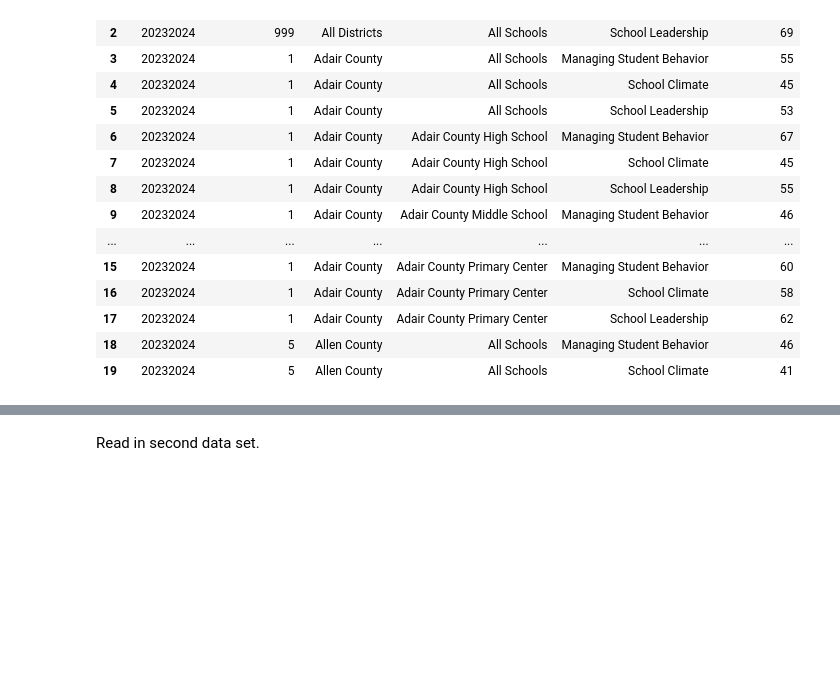
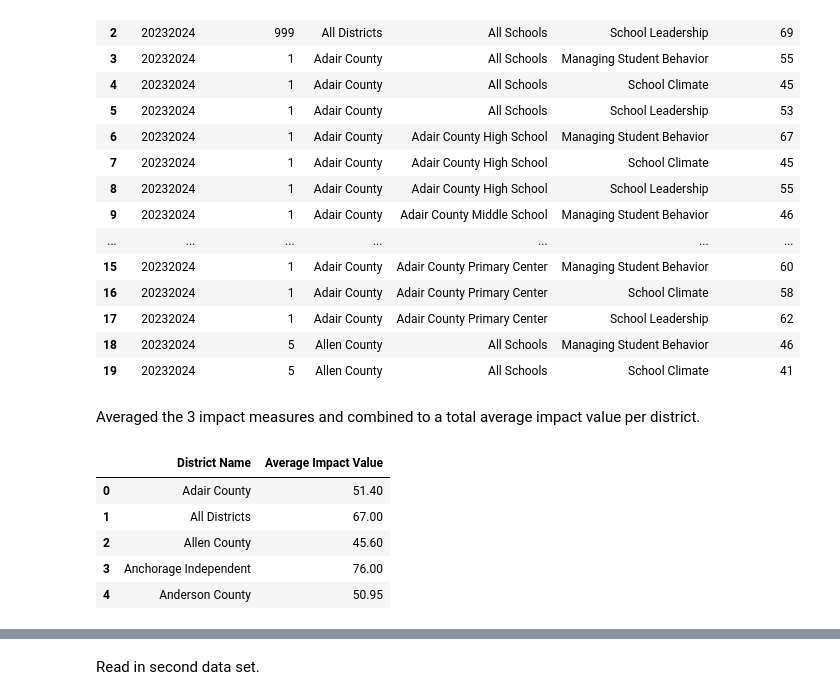
Before and after one commit to LucyHCollins/Teacher_Turnover, a Jupyter notebook: Teacher_Turnover.ipynb, the cells around one changed output, grey strips where cells are left out. Saved outputs shown, nothing was run; the diff lists cells and outputs as text; code cells hidden in the pictures; blank space fills up the shorter version.

Commit message:
Added average impact value column

```diff
--- a/Teacher_Turnover.ipynb
+++ b/Teacher_Turnover.ipynb
@@ -114,3 +114,17 @@ df_dropped_columns_Working_Conditions.head(20)
 | 17 | 20232024 | 1 | Adair County | Adair County Primary Center | School Leadership | 62 |
 | 18 | 20232024 | 5 | Allen County | All Schools | Managing Student Behavior | 46 |
 | 19 | 20232024 | 5 | Allen County | All Schools | School Climate | 41 |
+# %% [markdown]
+Averaged the 3 impact measures and combined to a total average impact value per district.
+# %%
+df_district_average_satisfaction = df_dropped_columns_Working_Conditions.groupby("District Name")["Impact Value"].mean().reset_index()
+df_district_average_satisfaction = df_district_average_satisfaction.rename(columns = {"Impact Value": "Average Impact Value"})
+df_district_average_satisfaction["Average Impact Value"] = df_district_average_satisfaction["Average Impact Value"].round(2)
+df_district_average_satisfaction.head()
+# %% [output]
+|  | District Name | Average Impact Value |
+| 0 | Adair County | 51.40 |
+| 1 | All Districts | 67.00 |
+| 2 | Allen County | 45.60 |
+| 3 | Anchorage Independent | 76.00 |
+| 4 | Anderson County | 50.95 |
```
Also changed, not shown: parts of 1 cell of this notebook.
